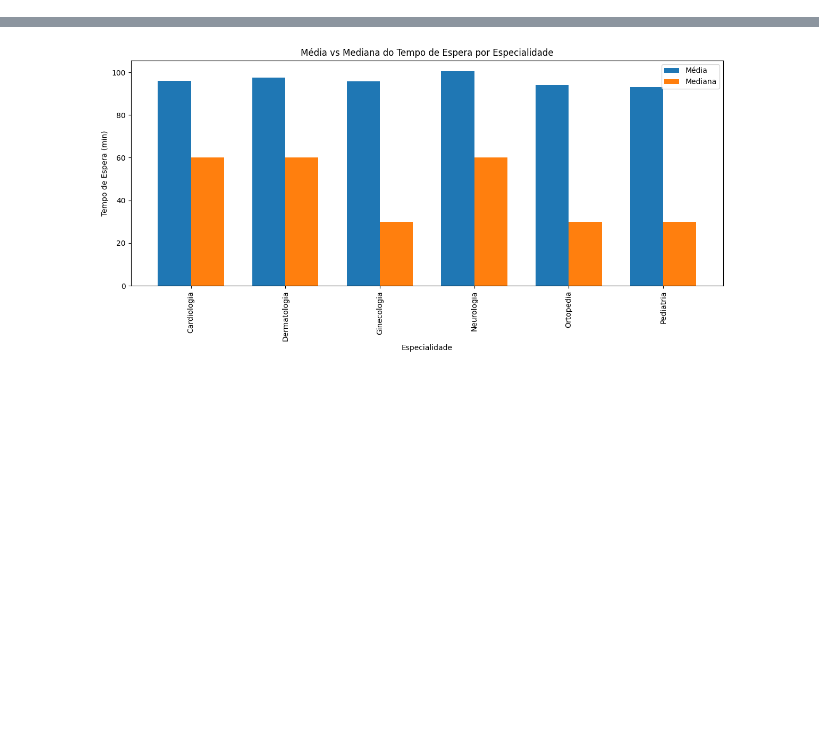
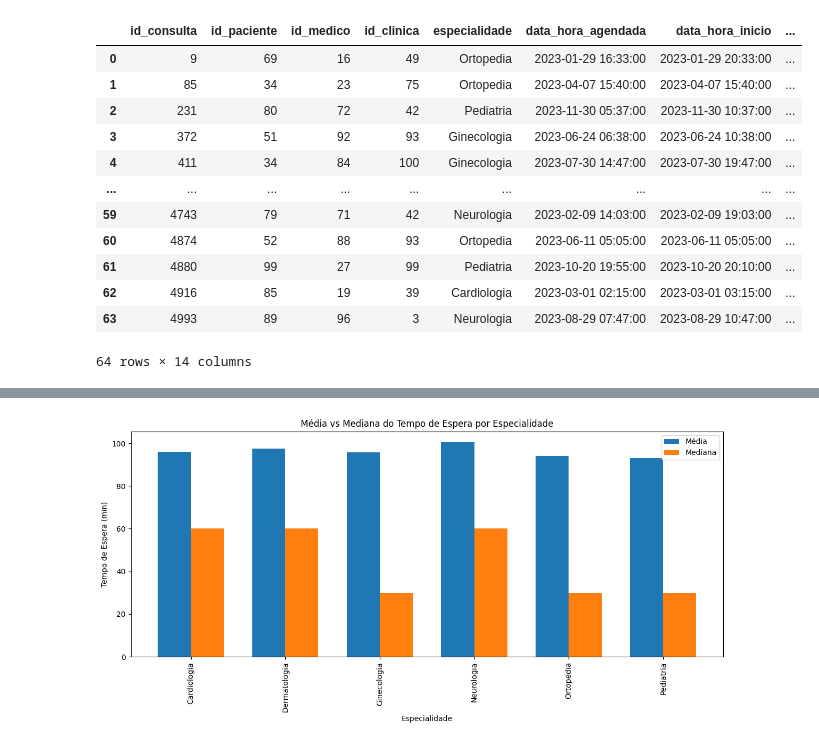
Before and after one commit to cfernandesrj/Projeto-Final-SENAC, a Jupyter notebook: Clinicas NARA Python_ULTIMO.ipynb, the cells around one changed output, grey strips where cells are left out. Saved outputs shown, nothing was run; the diff lists cells and outputs as text; code cells hidden in the pictures; blank space fills up the shorter version.

```diff
--- a/Clinicas NARA Python_ULTIMO.ipynb
+++ b/Clinicas NARA Python_ULTIMO.ipynb
@@ -21,3 +36,21 @@ df_consultas['tempo_espera'] = (df_consultas['data_hora_inicio'] - df_consultas[
+# %%
+df_col_cli = pd.merge(df_correlacao, df_clinicas, left_on='id_clinica', right_on='id_clinica',
+how='inner')
+df_col_cli
+# %% [output]
+|  | id_consulta | id_paciente | id_medico | id_clinica | especialidade | data_hora_agendada | data_hora_inicio | ... |
+| 0 | 9 | 69 | 16 | 49 | Ortopedia | 2023-01-29 16:33:00 | 2023-01-29 20:33:00 | ... |
+| 1 | 85 | 34 | 23 | 75 | Ortopedia | 2023-04-07 15:40:00 | 2023-04-07 15:40:00 | ... |
+| 2 | 231 | 80 | 72 | 42 | Pediatria | 2023-11-30 05:37:00 | 2023-11-30 10:37:00 | ... |
+| 3 | 372 | 51 | 92 | 93 | Ginecologia | 2023-06-24 06:38:00 | 2023-06-24 10:38:00 | ... |
+| 4 | 411 | 34 | 84 | 100 | Ginecologia | 2023-07-30 14:47:00 | 2023-07-30 19:47:00 | ... |
+| ... | ... | ... | ... | ... | ... | ... | ... | ... |
+| 59 | 4743 | 79 | 71 | 42 | Neurologia | 2023-02-09 14:03:00 | 2023-02-09 19:03:00 | ... |
+| 60 | 4874 | 52 | 88 | 93 | Ortopedia | 2023-06-11 05:05:00 | 2023-06-11 05:05:00 | ... |
+| 61 | 4880 | 99 | 27 | 99 | Pediatria | 2023-10-20 19:55:00 | 2023-10-20 20:10:00 | ... |
+| 62 | 4916 | 85 | 19 | 39 | Cardiologia | 2023-03-01 02:15:00 | 2023-03-01 03:15:00 | ... |
+| 63 | 4993 | 89 | 96 | 3 | Neurologia | 2023-08-29 07:47:00 | 2023-08-29 10:47:00 | ... |
+64 rows × 14 columns
 # %%
 # FUNÇÕES DE ANÁLISE E VISUALIZAÇÃO
 
```
Also changed, not shown: parts of 4 cells of this notebook, 2 other files.
